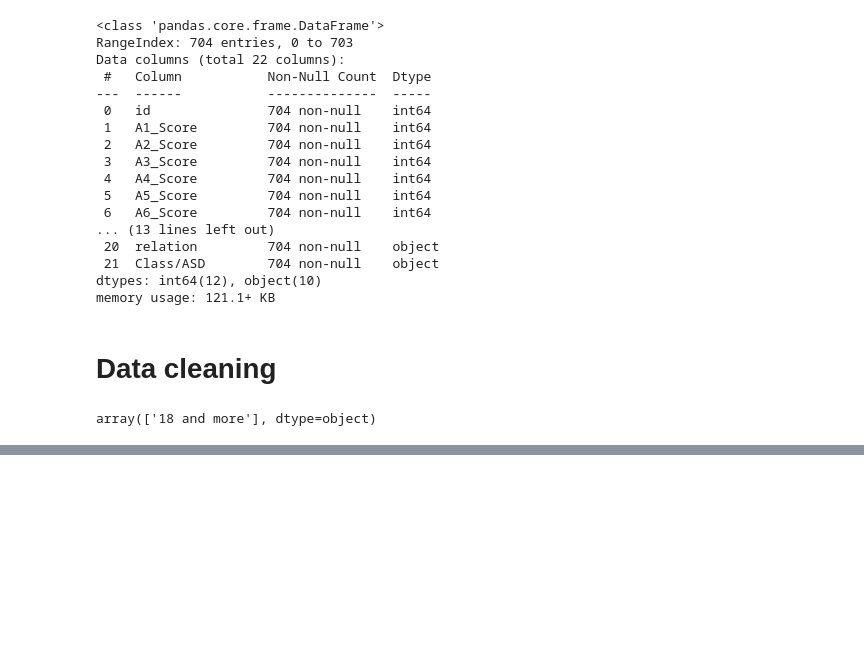
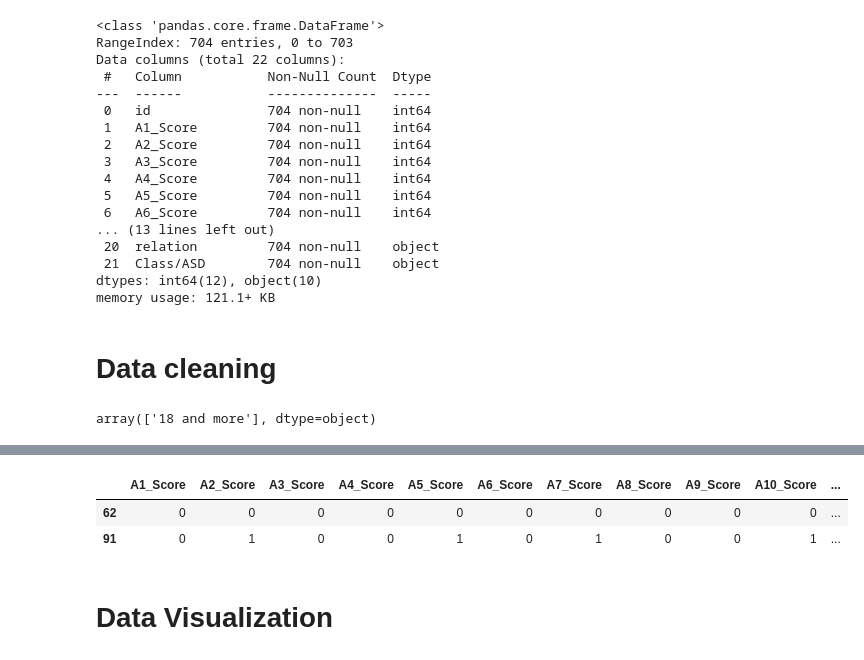
Before and after one commit to BALAJI24092001/AUTISM-SCREENING-DATA-ANALYSIS, a Jupyter notebook: components/Autism.ipynb, the cells around one changed output, grey strips where cells are left out. Cells and saved outputs as stored; diff of their text form; code cells hidden in the pictures; blank space fills up the shorter version.

```diff
--- a/components/Autism.ipynb
+++ b/components/Autism.ipynb
@@ -84,0 +105,8 @@ data.describe()
+# %%
+lst = list()
+for i in data['Class/ASD']:
+    if i == "NO":
+        lst.append(0)
+    elif i == "YES":
+        lst.append(1)
+data["Class/ASD"] = lst
@@ -85,3 +126,13 @@ data.describe()
+# %%
+# TODO
+# Ask sir if we can replace the age based on jundie, austim, Class/ASD and result
+data[data.age.isna()]
+# %% [output]
+|  | A1_Score | A2_Score | A3_Score | A4_Score | A5_Score | A6_Score | A7_Score | A8_Score | A9_Score | A10_Score | ... |
+| 62 | 0 | 0 | 0 | 0 | 0 | 0 | 0 | 0 | 0 | 0 | ... |
+| 91 | 0 | 1 | 0 | 0 | 1 | 0 | 1 | 0 | 0 | 1 | ... |
+# %% [markdown]
+# Data Visualization
 # %%
 from plotly.subplots import make_subplots
 import plotly.graph_objects as go
```
Also changed, not shown: parts of 24 cells of this notebook, 1 other file.
